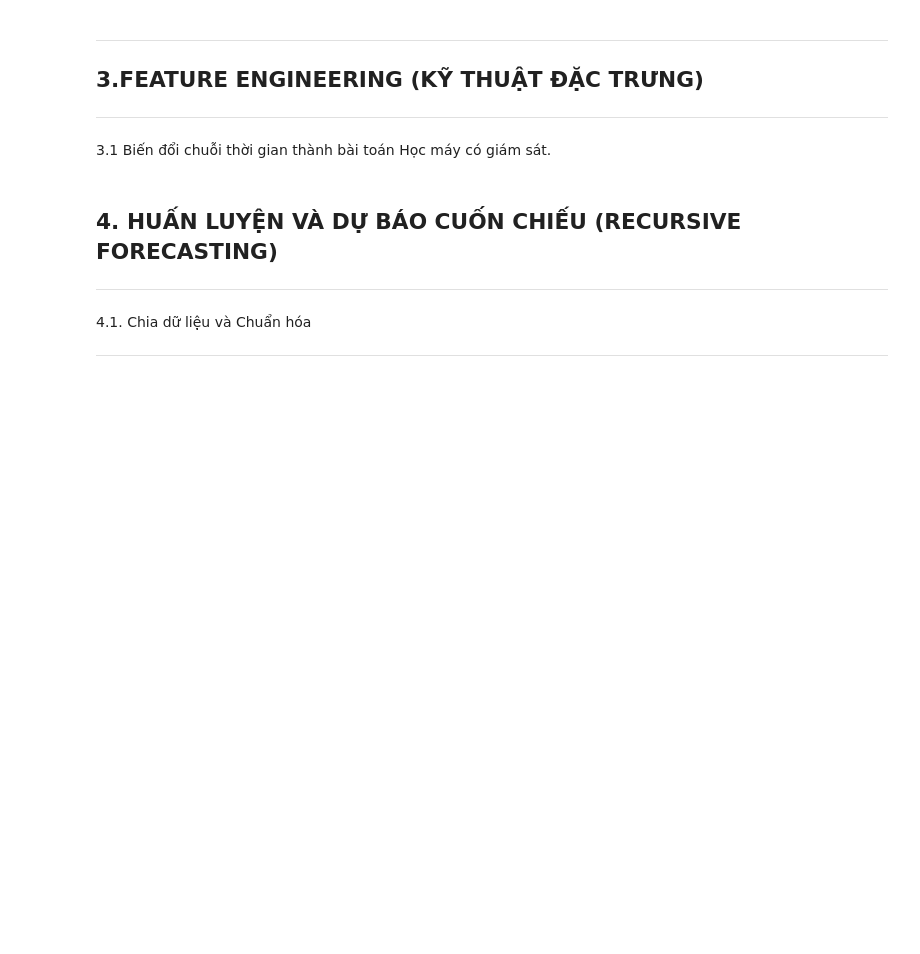
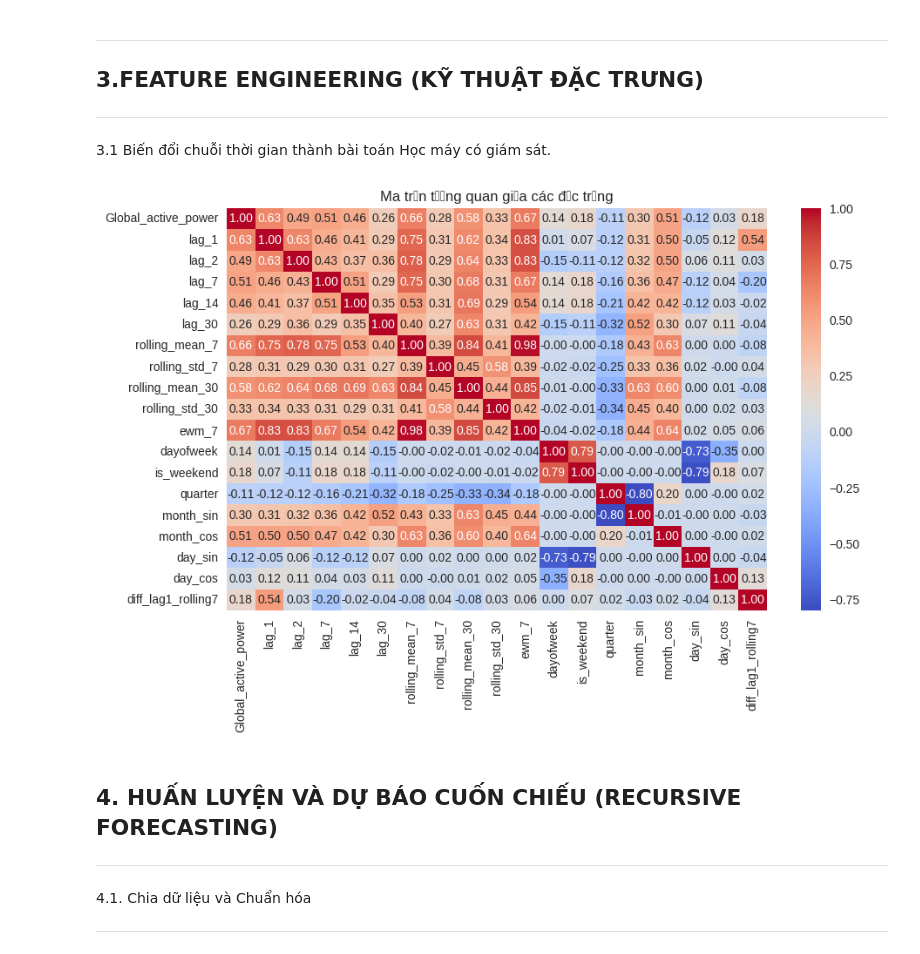
Before and after one commit to quanggdo/Electric-Power-Consumption-Forecasting, a Jupyter notebook: main.ipynb, the cells around one changed output. Cells and saved outputs as stored; diff of their text form; code cells hidden in the pictures; blank space fills up the shorter version.

```diff
--- a/main.ipynb
+++ b/main.ipynb
@@ -106,34 +129,54 @@ plt.show()
 
 3.1 Biến đổi chuỗi thời gian thành bài toán Học máy có giám sát.
 # %%
-def create_advanced_features(df):
+def create_advance_features(df):
     df = df.copy()
-    # Đặc trưng thời gian
+
+    # 1. Biến mục tiêu (Target)
+    target = 'Global_active_power'
+
+    # 2. Tạo Lags (Cực kỳ quan trọng cho Time Series)
+    # Thêm lag 1 ngày, 2 ngày và 1 tuần để bắt kịp xu hướng gần nhất
+    for i in [1, 2, 7, 14, 30]:
+        df[f'lag_{i}'] = df[target].shift(i)
+
+    # 3. Rolling Statistics (Tính ổn định)
+    # Giúp mô hình biết được mức tiêu thụ trung bình của tuần trước/tháng trước
+    window_sizes = [7, 30]
+    for w in window_sizes:
+        df[f'rolling_mean_{w}'] = df[target].shift(1).rolling(window=w).mean()
+        df[f'rolling_std_{w}'] = df[target].shift(1).rolling(window=w).std()
+
+    # 4. Exponentially Weighted Moving Average (EWMA)
+    # Nhấn mạnh vào các giá trị gần hiện tại hơn
+    df['ewm_7'] = df[target].shift(1).ewm(span=7, adjust=False).mean()
+
+    # 5. Đặc trưng thời gian chi tiết
     df['dayofweek'] = df.index.dayofweek
-    df['month'] = df.index.month
     df['is_weekend'] = df['dayofweek'].isin([5, 6]).astype(int)
+    df['quarter'] = df.index.quarter
 
-    # Mã hóa chu kỳ (Cyclical Encoding)
-    df['month_sin'] = np.sin(2 * np.pi * df['month']/12)
-    df['month_cos'] = np.cos(2 * np.pi * df['month']/12)
+    # Encoding chu kỳ (Sin/Cos) cho cả Tháng và Ngày trong tuần
+    df['month_sin'] = np.sin(2 * np.pi * df.index.month / 12)
+    df['month_cos'] = np.cos(2 * np.pi * df.index.month / 12)
+    df['day_sin'] = np.sin(2 * np.pi * df.index.dayofweek / 7)
+    df['day_cos'] = np.cos(2 * np.pi * df.index.dayofweek / 7)
 
-    # Đặc trưng lịch sử (Lags) - Quan trọng nhất trong học có giám sát
-    df['lag_1'] = df['Global_active_power'].shift(1)
-    df['lag_7'] = df['Global_active_power'].shift(7)
-
-    # Đặc trưng cửa sổ trượt (Rolling)
-    df['rolling_mean_7'] = df['Global_active_power'].rolling(window=7).mean().shift(1)
-    df['rolling_std_7'] = df['Global_active_power'].rolling(window=7).std().shift(1)
+    # 6. Biến tương tác (Interaction Features)
+    # Ví dụ: Tỷ lệ giữa giá trị hôm qua so với trung bình tuần
+    df['diff_lag1_rolling7'] = df['lag_1'] / (df['rolling_mean_7'] + 1e-5)
 
     return df.dropna()
 
-data = create_advanced_features(df_daily)
+data = create_advance_features(df_daily)
 
 # Vẽ ma trận tương quan để xem biến nào ảnh hưởng nhất
 plt.figure(figsize=(10, 6))
 sns.heatmap(data.corr(), annot=True, fmt='.2f', cmap='coolwarm')
 plt.title('Ma trận tương quan giữa các đặc trưng')
 plt.show()
+# %% [output]
+[figure, added]
 # %% [markdown]
 ## **4. HUẤN LUYỆN VÀ DỰ BÁO CUỐN CHIẾU (RECURSIVE FORECASTING)**
 
```
Also changed, not shown: parts of 15 cells of this notebook.
